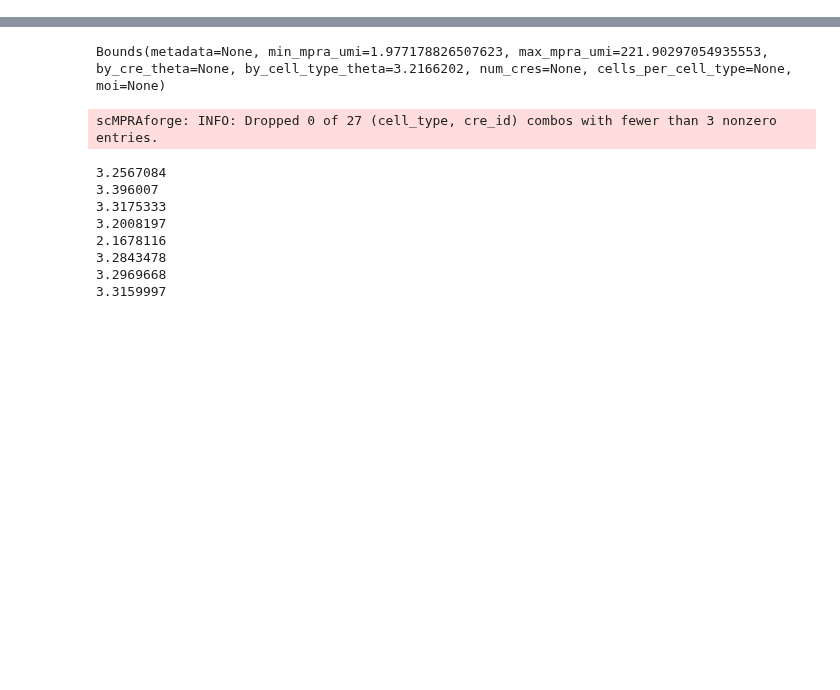
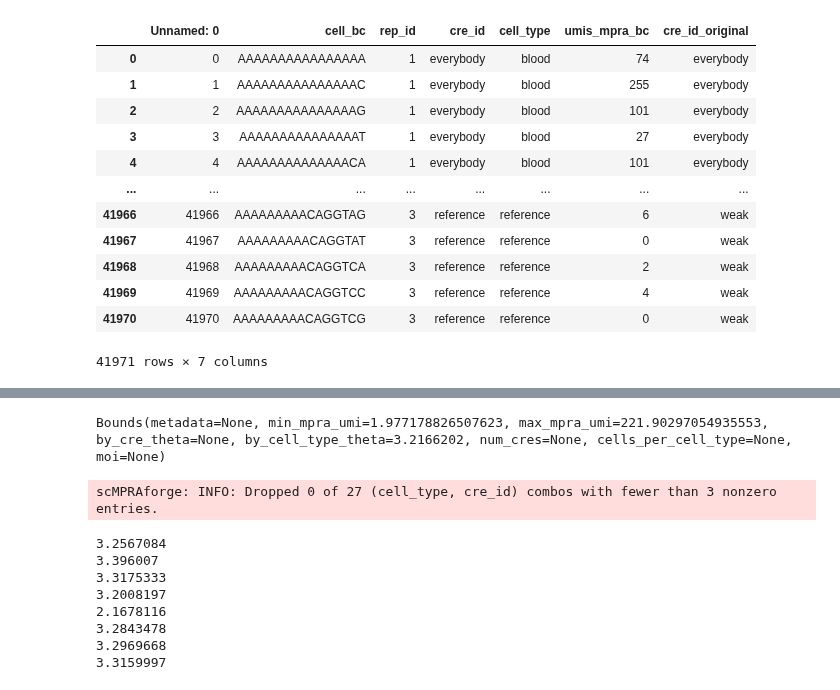
Before and after one commit to Reilly-Lab-Yale/tabula-rasa, a Jupyter notebook: analyses/supporting/bounds.ipynb, the cells around one changed output, grey strips where cells are left out. Saved outputs shown, nothing was run; the diff lists cells and outputs as text; code cells hidden in the pictures; blank space fills up the shorter version.

```diff
--- a/analyses/supporting/bounds.ipynb
+++ b/analyses/supporting/bounds.ipynb
@@ -117,0 +133,23 @@ xyz=scm.ortho.load(client,".","test_save")
+# %%
+
+
+def plot_transfection_distribution():
+    """
+    Plots a histogram of frequency of cells with n transfected constructs
+    (transfection proxied by number of unique MPRA barcodes per cell.)
+
+    """
+# %% [output]
+|  | Unnamed: 0 | cell_bc | rep_id | cre_id | cell_type | umis_mpra_bc | cre_id_original |
+| 0 | 0 | AAAAAAAAAAAAAAAA | 1 | everybody | blood | 74 | everybody |
+| 1 | 1 | AAAAAAAAAAAAAAAC | 1 | everybody | blood | 255 | everybody |
+| 2 | 2 | AAAAAAAAAAAAAAAG | 1 | everybody | blood | 101 | everybody |
+| 3 | 3 | AAAAAAAAAAAAAAAT | 1 | everybody | blood | 27 | everybody |
+| 4 | 4 | AAAAAAAAAAAAAACA | 1 | everybody | blood | 101 | everybody |
+| ... | ... | ... | ... | ... | ... | ... | ... |
+| 41966 | 41966 | AAAAAAAAACAGGTAG | 3 | reference | reference | 6 | weak |
+| 41967 | 41967 | AAAAAAAAACAGGTAT | 3 | reference | reference | 0 | weak |
+| 41968 | 41968 | AAAAAAAAACAGGTCA | 3 | reference | reference | 2 | weak |
+| 41969 | 41969 | AAAAAAAAACAGGTCC | 3 | reference | reference | 4 | weak |
+| 41970 | 41970 | AAAAAAAAACAGGTCG | 3 | reference | reference | 0 | weak |
+41971 rows × 7 columns
```
Also changed, not shown: parts of 8 cells of this notebook, 2 other files.
